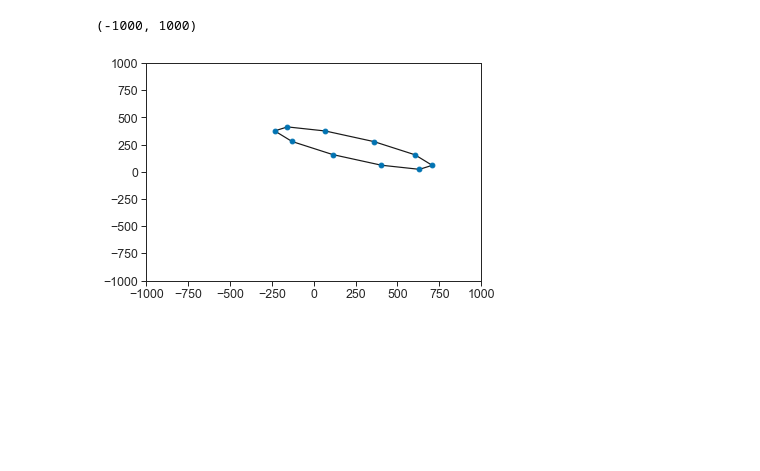
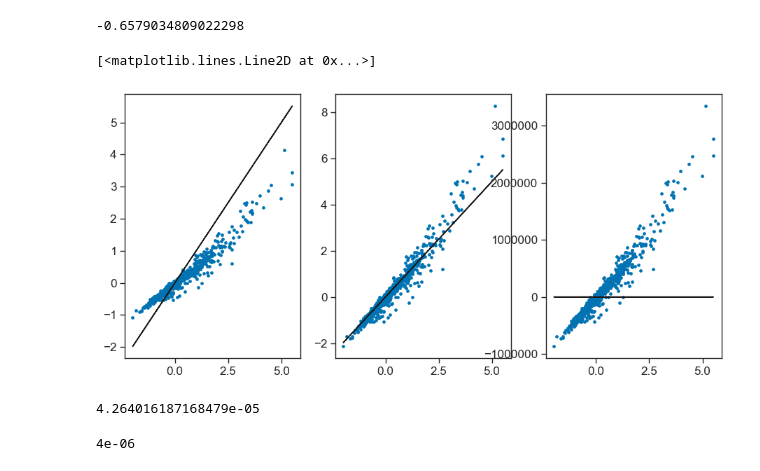
Before and after one commit to sessink/velocity_gradients, a Jupyter notebook: notebooks/compare_methods.ipynb, the cells around one changed output. Saved outputs shown, nothing was run; the diff lists cells and outputs as text; code cells hidden in the pictures; blank space fills up the shorter version.

Commit message:
implement saucier and kawai for model

```diff
--- a/notebooks/compare_methods.ipynb
+++ b/notebooks/compare_methods.ipynb
@@ -144,10 +121,4 @@ def make_n_hexs(L, skew, N, M):
-# %%
-xi, yi = make_n_hexs(100, 5, 1, 10)
-points = np.squeeze( np.array( [xi, yi] ) )
-# %%
-convex_hull_plot_2d(ConvexHull(points.T));
-plt.xlim(-1000,1000)
-plt.ylim(-1000,1000)
-# %% [output]
-(-1000, 1000)
-[figure, removed]
+# %%
+np.mean( zeta )/f
+# %% [output]
+-0.6579034809022298
@@ -153,0 +163,51 @@ plt.ylim(-1000,1000)
+# %%
+f= gsw.f(17)
+N=1000
+M=5
+L=1
+S=1
+xi, yi = make_n_hexs(L, S, N, M)
+
+fu=fu_list[0]
+fv=fv_list[0]
+fzeta=fzeta_list[0]
+# find the u,v at the polygon vertices
+ui = fu.ev(xi, yi)
+vi = fv.ev(xi, yi)
+zeta = fzeta.ev(xi, yi)
+
+LS=[]
+SAU = []
+TRUE = []
+KAW = []
+for i in range(N):
+    LS.append( least_square_method( xi[i,:], yi[i,:], ui[i,:], vi[i,:], 'lstsq'))
+    SAU.append( saucier(xi[i,:], yi[i,:], ui[i,:], vi[i,:]))
+    TRUE.append( np.nanmean( zeta[i,:])/f)
+    KAW.append( kawai(xi[i,:], yi[i,:], ui[i,:], vi[i,:]))
+
+LS = np.array(LS).squeeze()[:,0]
+SAU = np.array(SAU)
+TRUE = np.array(TRUE)
+KAW = np.array(KAW)
+# %%
+fig,ax = plt.subplots(1,3)
+ax[0].plot(TRUE,SAU,'.')
+ax[0].plot(TRUE,TRUE,color='k')
+
+ax[1].plot(TRUE,LS,'.')
+ax[1].plot(TRUE,TRUE,color='k')
+
+ax[2].plot(TRUE,KAW,'.')
+ax[2].plot(TRUE,TRUE,color='k')
+# %% [output]
+[<matplotlib.lines.Line2D at 0x...>]
+[figure, added]
+# %%
+f
+# %% [output]
+4.264016187168479e-05
+# %%
+1/250000
+# %% [output]
+4e-06
```
Also changed, not shown: parts of 16 cells of this notebook, 2 other files.
